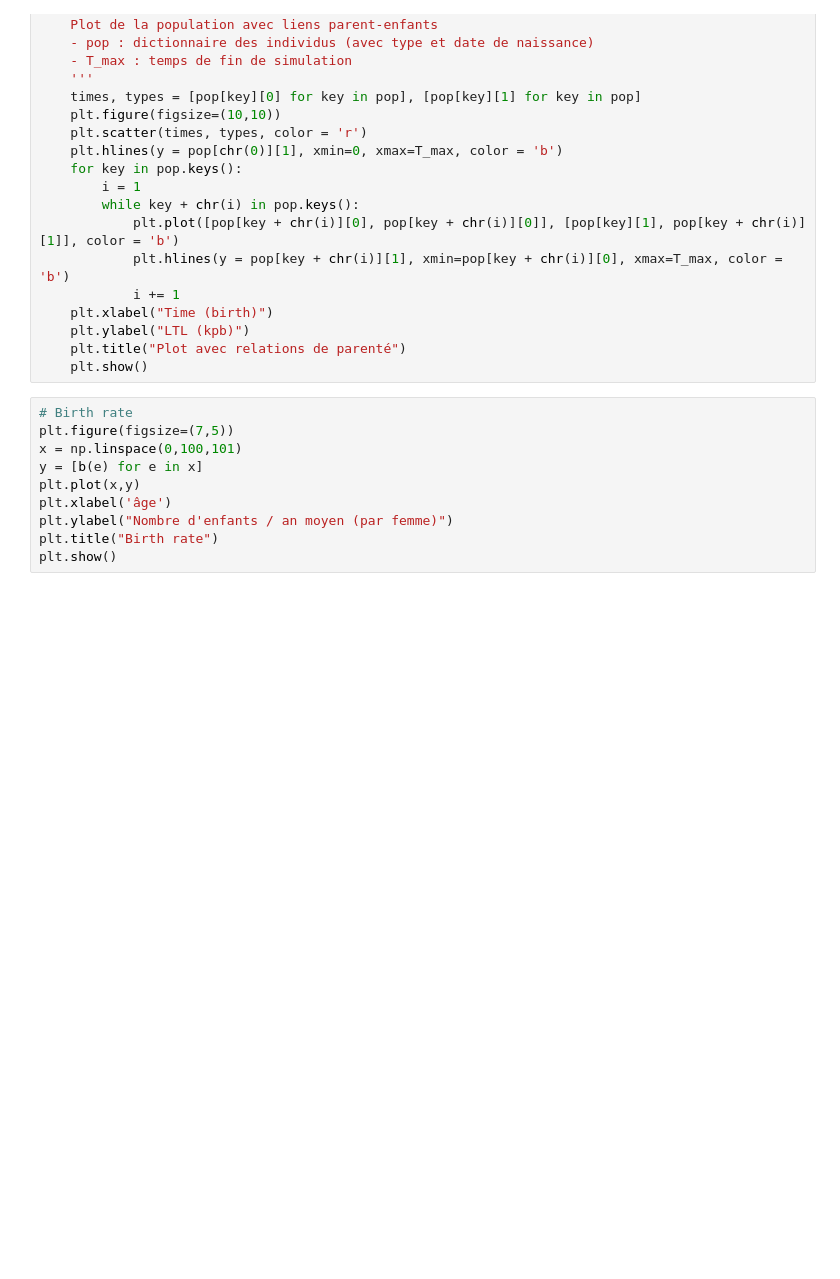
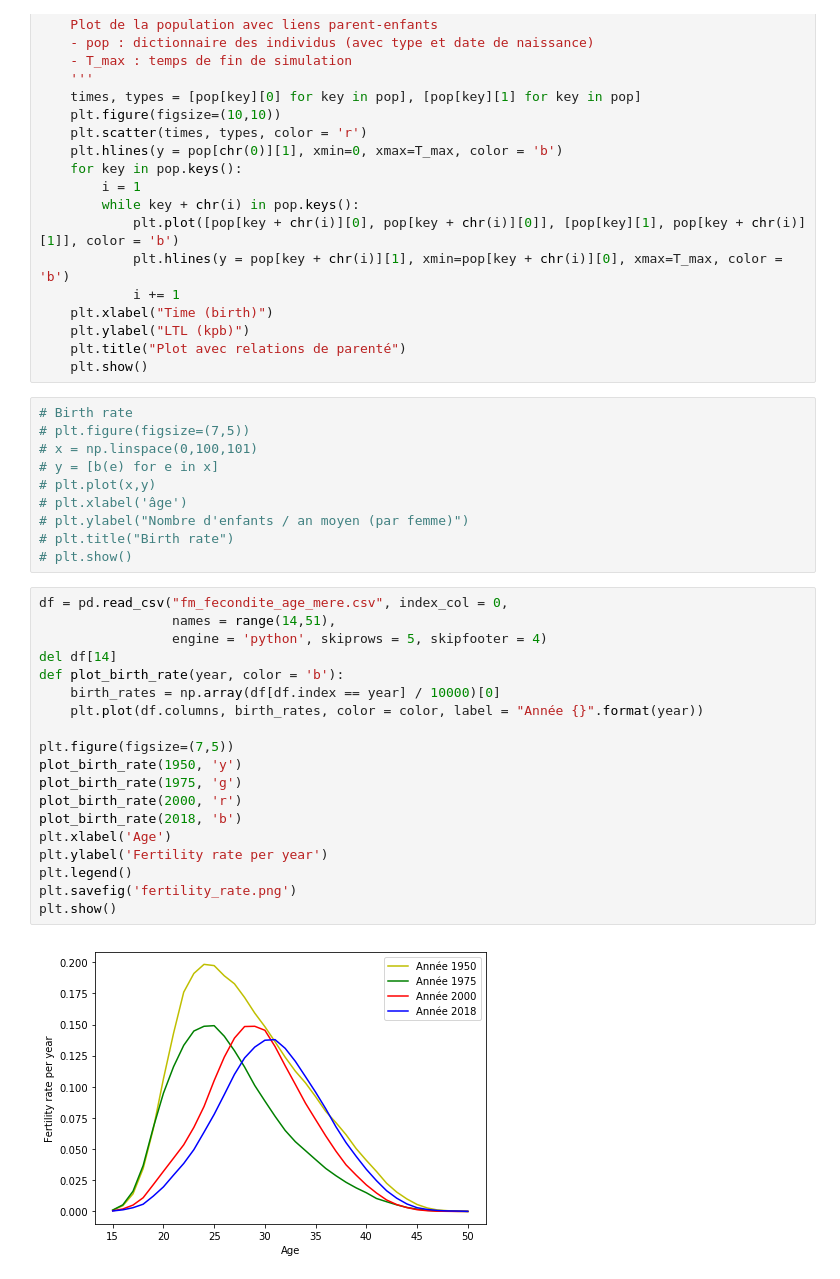
Before and after one commit to ocoudray/CMJ, a Jupyter notebook: Jagers.ipynb, the cells around one changed output. Drawn from its saved outputs; the diff is of its cells as text; blank space fills up the shorter version.

```diff
--- a/Jagers.ipynb
+++ b/Jagers.ipynb
@@ -146,11 +147,32 @@ def plot_population(pop, T_max = 200):
     plt.show()
 # %%
 # Birth rate
-plt.figure(figsize=(7,5))
-x = np.linspace(0,100,101)
-y = [b(e) for e in x]
-plt.plot(x,y)
-plt.xlabel('âge')
-plt.ylabel("Nombre d'enfants / an moyen (par femme)")
-plt.title("Birth rate")
-plt.show()
+# plt.figure(figsize=(7,5))
+# x = np.linspace(0,100,101)
+# y = [b(e) for e in x]
+# plt.plot(x,y)
+# plt.xlabel('âge')
+# plt.ylabel("Nombre d'enfants / an moyen (par femme)")
+# plt.title("Birth rate")
+# plt.show()
+# %%
+df = pd.read_csv("fm_fecondite_age_mere.csv", index_col = 0,
+                 names = range(14,51),
+                 engine = 'python', skiprows = 5, skipfooter = 4)
+del df[14]
+def plot_birth_rate(year, color = 'b'):
+    birth_rates = np.array(df[df.index == year] / 10000)[0]
+    plt.plot(df.columns, birth_rates, color = color, label = "Année {}".format(year))
+
+plt.figure(figsize=(7,5))
+plot_birth_rate(1950, 'y')
+plot_birth_rate(1975, 'g')
+plot_birth_rate(2000, 'r')
+plot_birth_rate(2018, 'b')
+plt.xlabel('Age')
+plt.ylabel('Fertility rate per year')
+plt.legend()
+plt.savefig('fertility_rate.png')
+plt.show()
+# %% [output]
+[figure, added]
```
Also changed, not shown: parts of 9 cells of this notebook, 1 other file.
